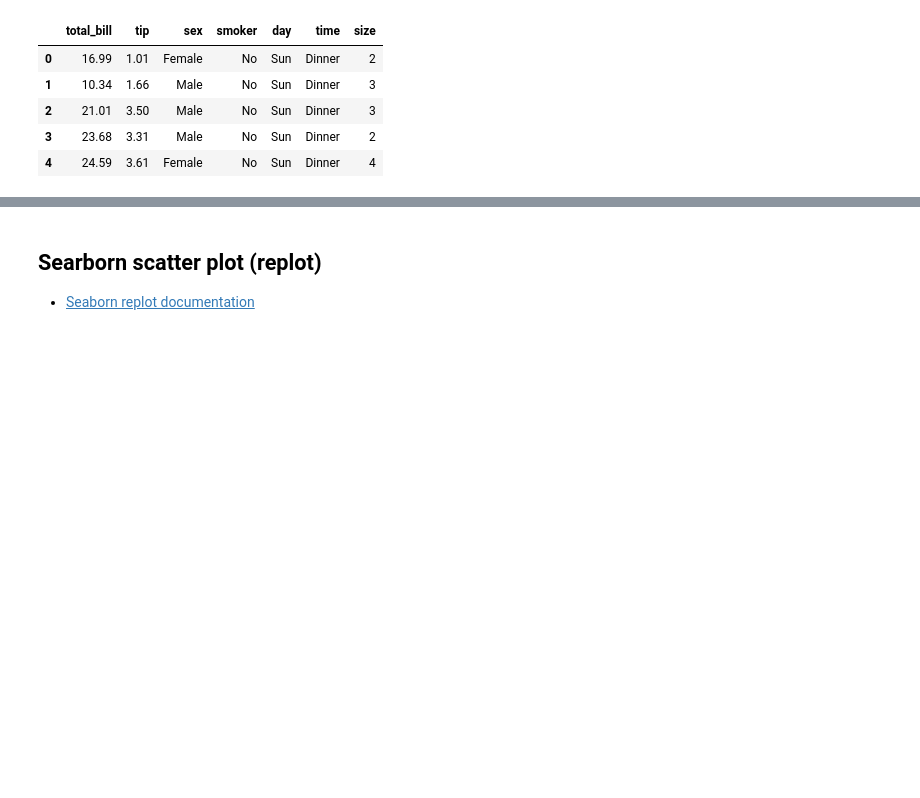
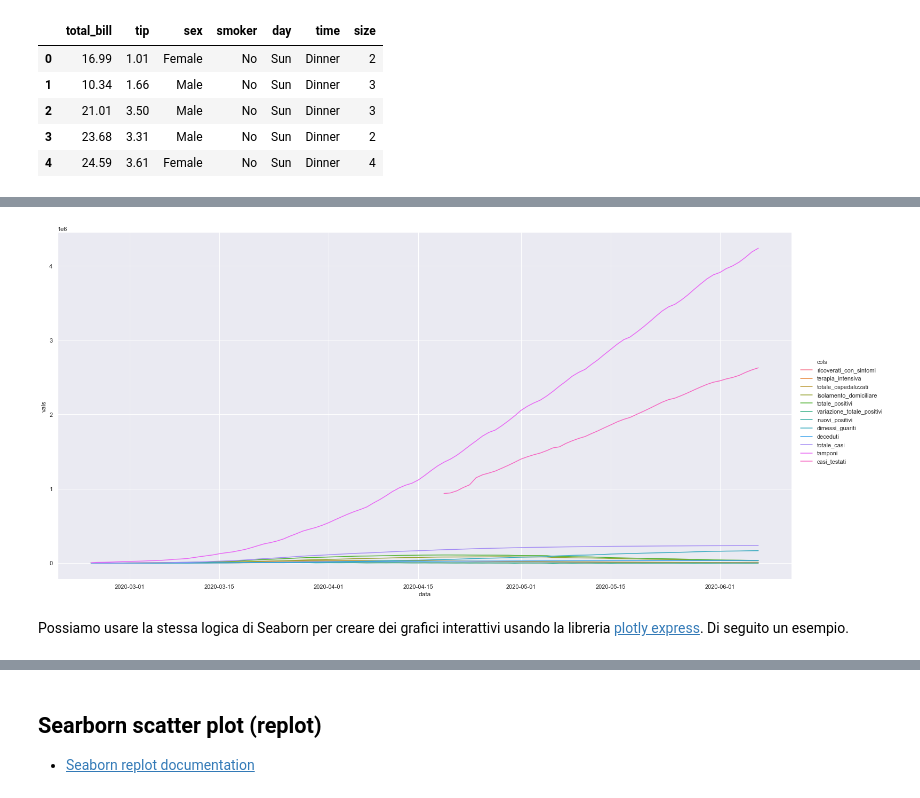
Before and after one commit to visiont3lab/tecnologie_data_science, a Jupyter notebook: book/docs/seaborn.ipynb, the cells around one changed output, grey strips where cells are left out. Saved outputs shown, nothing was run; the diff lists cells and outputs as text; code cells hidden in the pictures; blank space fills up the shorter version.

Commit message:
seaborn

```diff
--- a/book/docs/seaborn.ipynb
+++ b/book/docs/seaborn.ipynb
@@ -55,0 +58,7 @@ display(tips.head())
+# %%
+# Dati andamento nazionale
+import pandas as pd
+df_naz = pd.read_csv("https://raw.githubusercontent.com/pcm-dpc/COVID-19/master/dati-andamento-nazionale/dpc-covid19-ita-andamento-nazionale.csv")
+df_naz["data"] = pd.to_datetime(df_naz["data"]).dt.date
+df_naz = df_naz.drop(columns=["stato", "note_it", "note_en"])
+df_naz.head()
@@ -55,0 +72,3 @@ display(tips.head())
+# %%
+df_naz_tidy = df_naz.melt('data', var_name='cols',  value_name='vals')
+df_naz_tidy.head()
@@ -55,0 +82,8 @@ display(tips.head())
+# %%
+#https://matplotlib.org/3.2.1/api/_as_gen/matplotlib.pyplot.savefig.html_
+fig_seaborn = sns.relplot(x="data", y="vals", hue="cols" ,data=df_naz_tidy, kind="line", height=10, aspect=2)
+fig_seaborn.savefig("image.png", )
+# %% [output]
+[figure, added]
+# %% [markdown]
+Possiamo usare la stessa logica di Seaborn per creare dei grafici interattivi usando la libreria [plotly express](https://plotly.com/python/plotly-express/). Di seguito un esempio.
```
Also changed, not shown: parts of 4 cells of this notebook.
